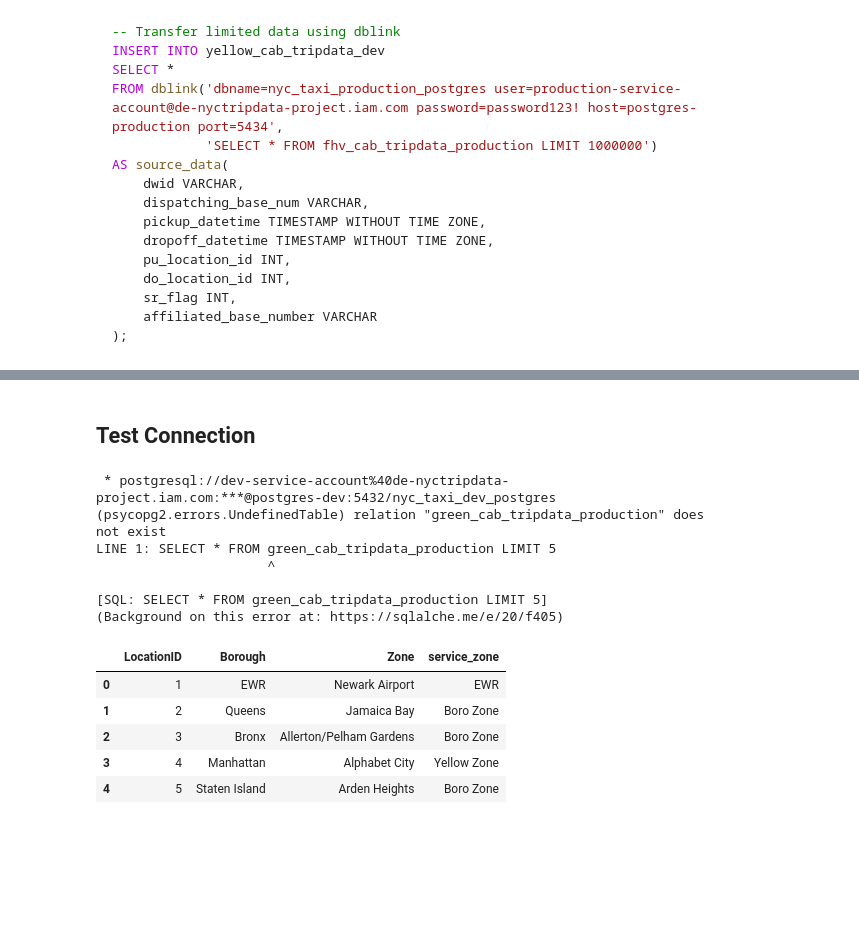
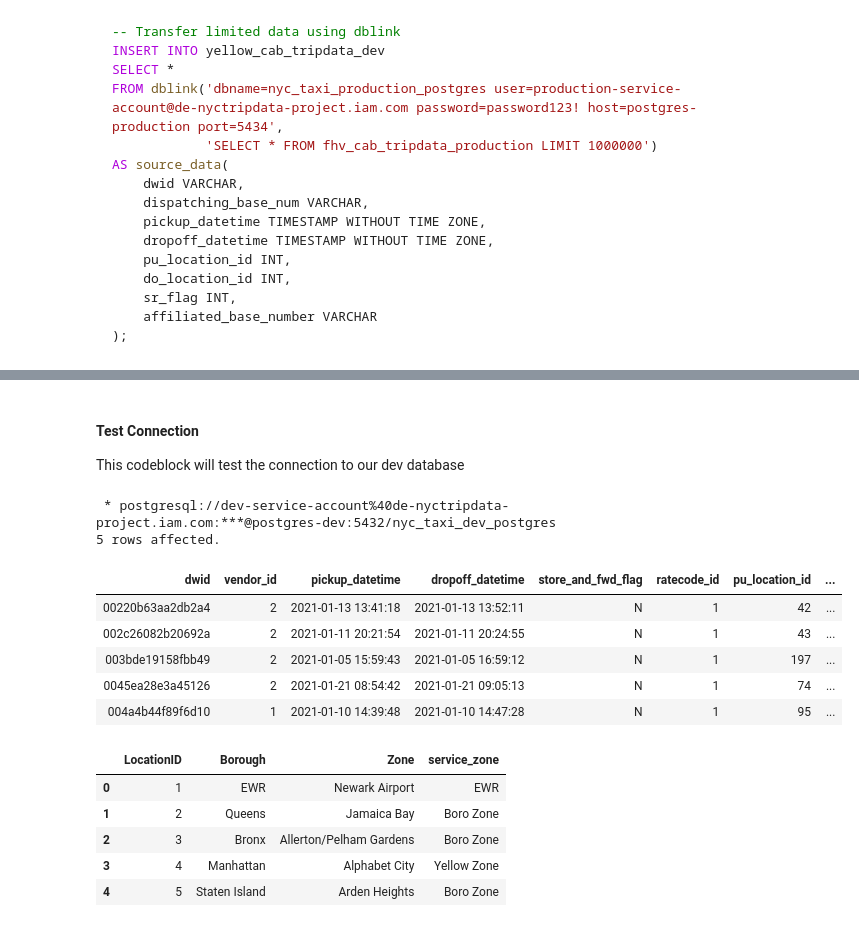
Before and after one commit to nimbly-dev/nyctripdata_project, a Jupyter notebook: examples/nyc_tripdata_poc/poc_notebook.ipynb, the cells around one changed output, grey strips where cells are left out. Drawn from its saved outputs; the diff is of its cells as text; code cells hidden in the pictures; blank space fills up the shorter version.

```diff
--- a/examples/nyc_tripdata_poc/poc_notebook.ipynb
+++ b/examples/nyc_tripdata_poc/poc_notebook.ipynb
@@ -144,5 +131,7 @@ AS source_data(
 # %% [markdown]
-## Test Connection
+#### Test Connection
+
+This codeblock will test the connection to our dev database
 # %%
 %sql postgresql://dev-service-account@de-nyctripdata-project.iam.com:password123!@postgres-dev:5432/nyc_taxi_dev_postgres
 # %%
@@ -152,16 +141,17 @@ engine = create_engine(connection_string)
 chunk_size = 200000  # Adjust this based on available memory
 # %%
 # Run a test query
-result = %sql SELECT * FROM green_cab_tripdata_production LIMIT 5
+result = %sql SELECT * FROM green_cab_tripdata_dev LIMIT 5
 result
 # %% [output]
  * postgresql://dev-service-account%40de-nyctripdata-project.iam.com:***@postgres-dev:5432/nyc_taxi_dev_postgres
-(psycopg2.errors.UndefinedTable) relation "green_cab_tripdata_production" does not exist
-LINE 1: SELECT * FROM green_cab_tripdata_production LIMIT 5
-                      ^
-
-[SQL: SELECT * FROM green_cab_tripdata_production LIMIT 5]
-(Background on this error at: https://sqlalche.me/e/20/f405)
+5 rows affected.
+| dwid | vendor_id | pickup_datetime | dropoff_datetime | store_and_fwd_flag | ratecode_id | pu_location_id | ... |
+| 00220b63aa2db2a4 | 2 | 2021-01-13 13:41:18 | 2021-01-13 13:52:11 | N | 1 | 42 | ... |
+| 002c26082b20692a | 2 | 2021-01-11 20:21:54 | 2021-01-11 20:24:55 | N | 1 | 43 | ... |
+| 003bde19158fbb49 | 2 | 2021-01-05 15:59:43 | 2021-01-05 16:59:12 | N | 1 | 197 | ... |
+| 0045ea28e3a45126 | 2 | 2021-01-21 08:54:42 | 2021-01-21 09:05:13 | N | 1 | 74 | ... |
+| 004a4b44f89f6d10 | 1 | 2021-01-10 14:39:48 | 2021-01-10 14:47:28 | N | 1 | 95 | ... |
 # %%
 zone_mapping_df = pd.read_csv('resources/zonelookup.csv')
 # %%
```
Also changed, not shown: parts of 76 cells of this notebook, 1 other file.
